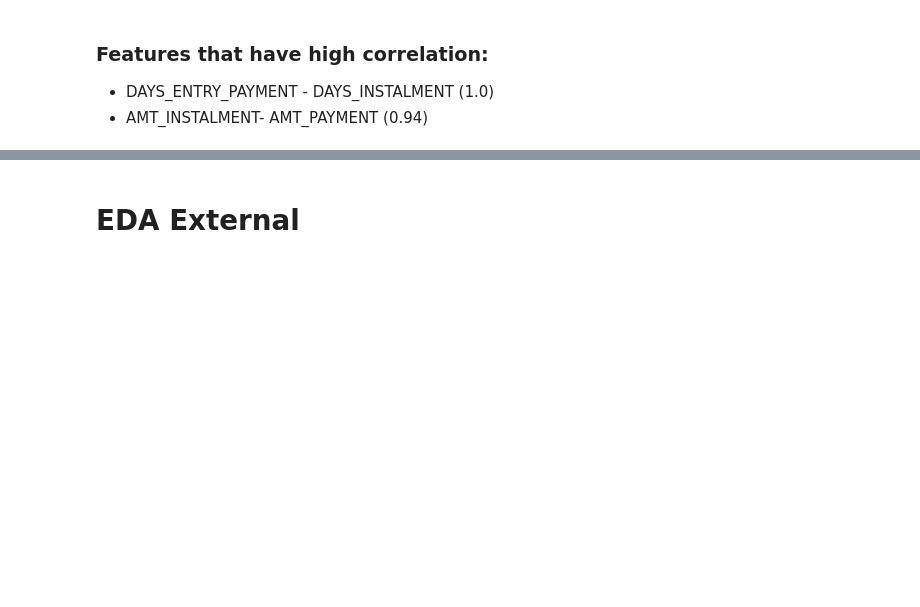
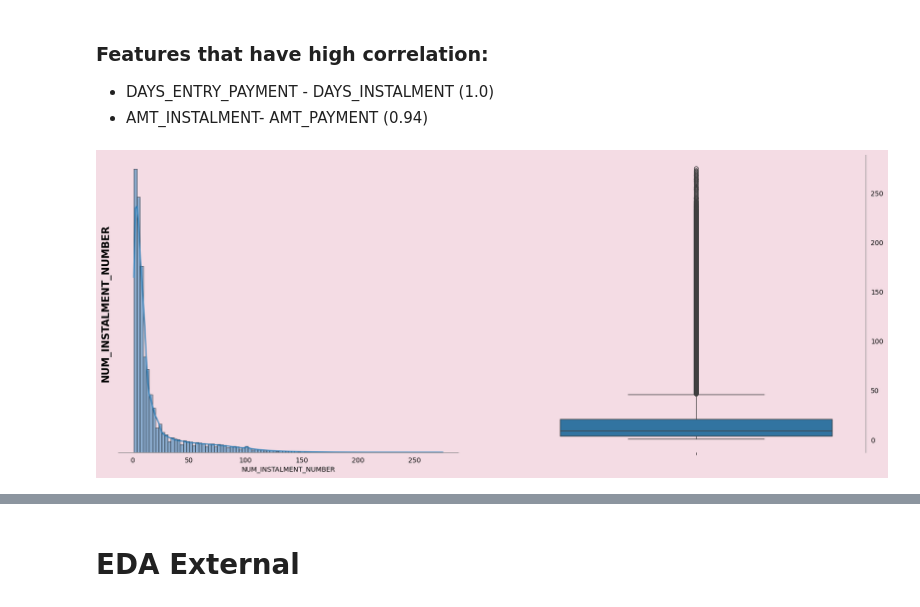
Before and after one commit to dunp7/Home-Default-Credit-Risk, a Jupyter notebook: Cleaning + EDA/Installments_Payments_fixed.ipynb, the cells around one changed output, grey strips where cells are left out. Cells and saved outputs as stored; diff of their text form; code cells hidden in the pictures; blank space fills up the shorter version.

```diff
--- a/Cleaning + EDA/Installments_Payments_fixed.ipynb
+++ b/Cleaning + EDA/Installments_Payments_fixed.ipynb
@@ -108,3 +104,8 @@ draw_corr(num)
 ### Features that have high correlation:
 * DAYS_ENTRY_PAYMENT - DAYS_INSTALMENT (1.0)
 * AMT_INSTALMENT- AMT_PAYMENT (0.94)
+# %%
+obj1_int = Univariate_Analysis(df= pay , col= 'NUM_INSTALMENT_NUMBER', num= True)
+obj1_int.visualize()
+# %% [output]
+[figure, added]
```
Also changed, not shown: parts of 22 cells of this notebook, 3 other files.
